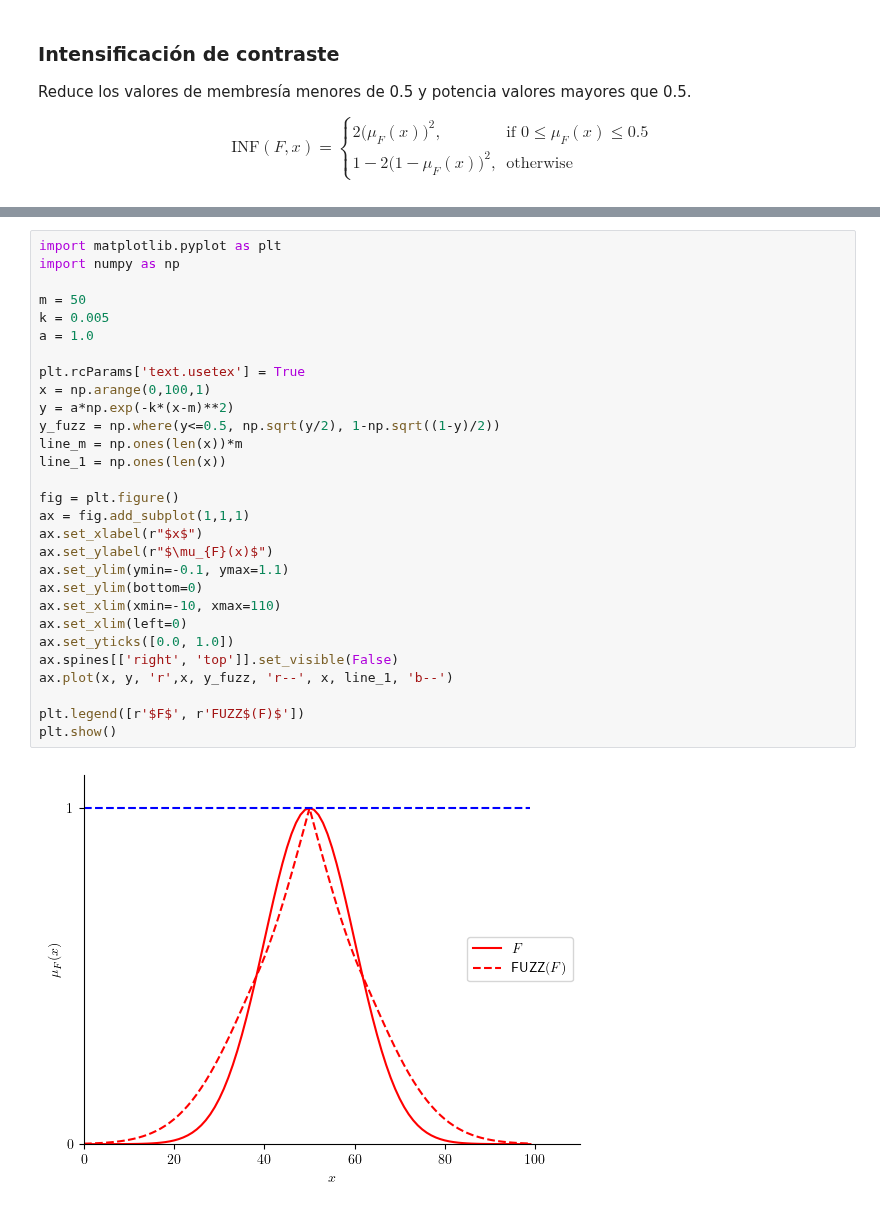
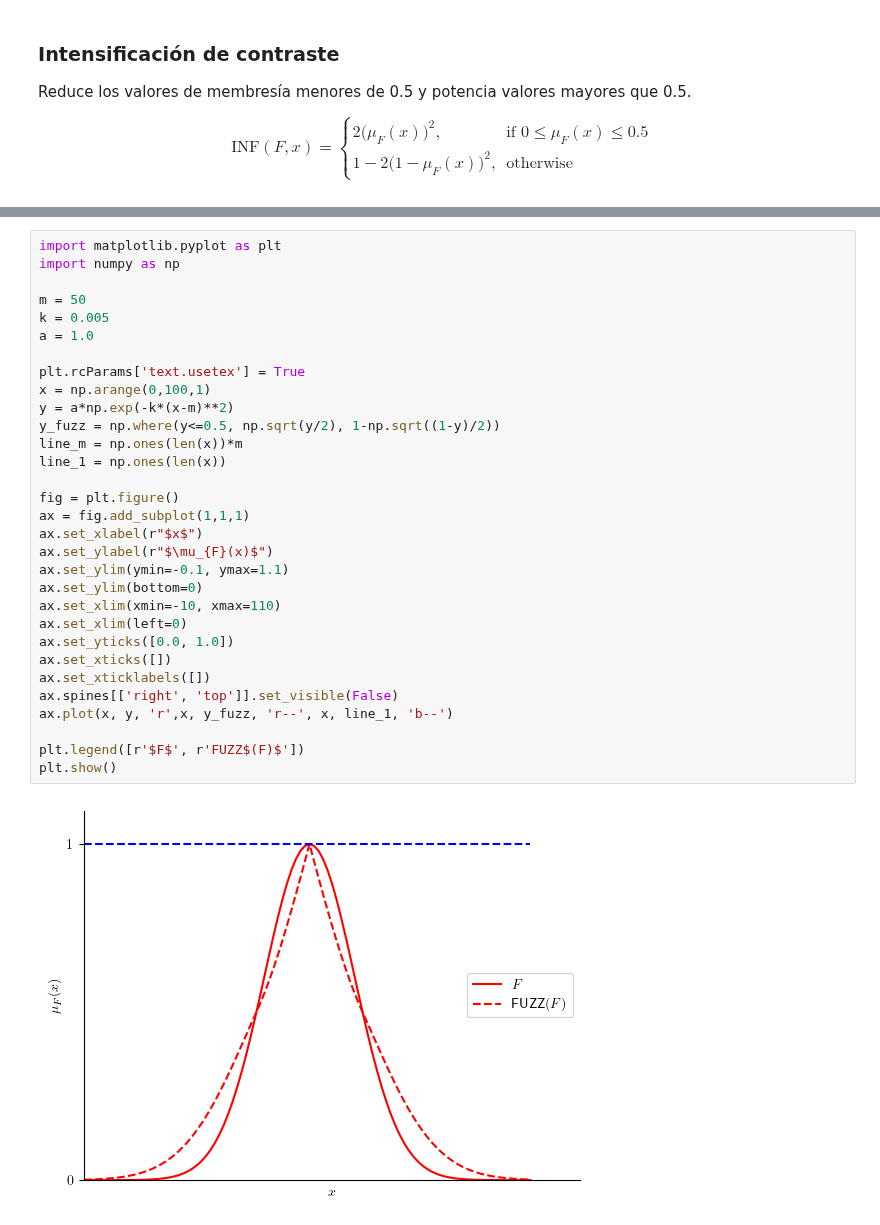
Before and after one commit to TEL-USM/IPD434, a Jupyter notebook: Clases/02_SistemasDifusos/02_SistemasDifusos.ipynb, the cells around one changed output, grey strips where cells are left out. Drawn from its saved outputs; the diff is of its cells as text.

```diff
--- a/Clases/02_SistemasDifusos/02_SistemasDifusos.ipynb
+++ b/Clases/02_SistemasDifusos/02_SistemasDifusos.ipynb
@@ -527,31 +531,33 @@ $$
 # %%
 import matplotlib.pyplot as plt
 import numpy as np
 
 m = 50
 k = 0.005
 a = 1.0
 
 plt.rcParams['text.usetex'] = True
 x = np.arange(0,100,1)
 y = a*np.exp(-k*(x-m)**2)
 y_fuzz = np.where(y<=0.5, np.sqrt(y/2), 1-np.sqrt((1-y)/2))
 line_m = np.ones(len(x))*m
 line_1 = np.ones(len(x))
 
 fig = plt.figure()
 ax = fig.add_subplot(1,1,1)
 ax.set_xlabel(r"$x$")
 ax.set_ylabel(r"$\mu_{F}(x)$")
 ax.set_ylim(ymin=-0.1, ymax=1.1)
 ax.set_ylim(bottom=0)
 ax.set_xlim(xmin=-10, xmax=110)
 ax.set_xlim(left=0)
 ax.set_yticks([0.0, 1.0])
+ax.set_xticks([])
+ax.set_xticklabels([])
 ax.spines[['right', 'top']].set_visible(False)
 ax.plot(x, y, 'r',x, y_fuzz, 'r--', x, line_1, 'b--')
 
 plt.legend([r'$F$', r'FUZZ$(F)$'])
 plt.show()
 # %% [output]
-[figure, old version]
+[figure, new version]
```
Also changed, not shown: parts of 16 cells of this notebook.
